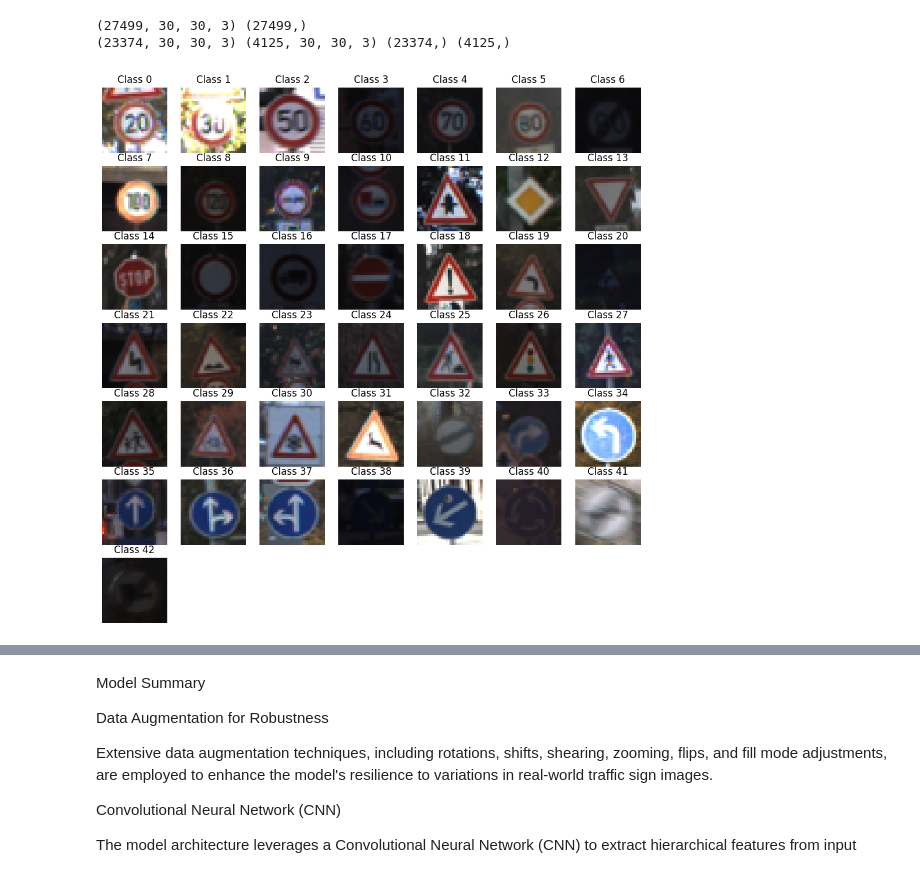
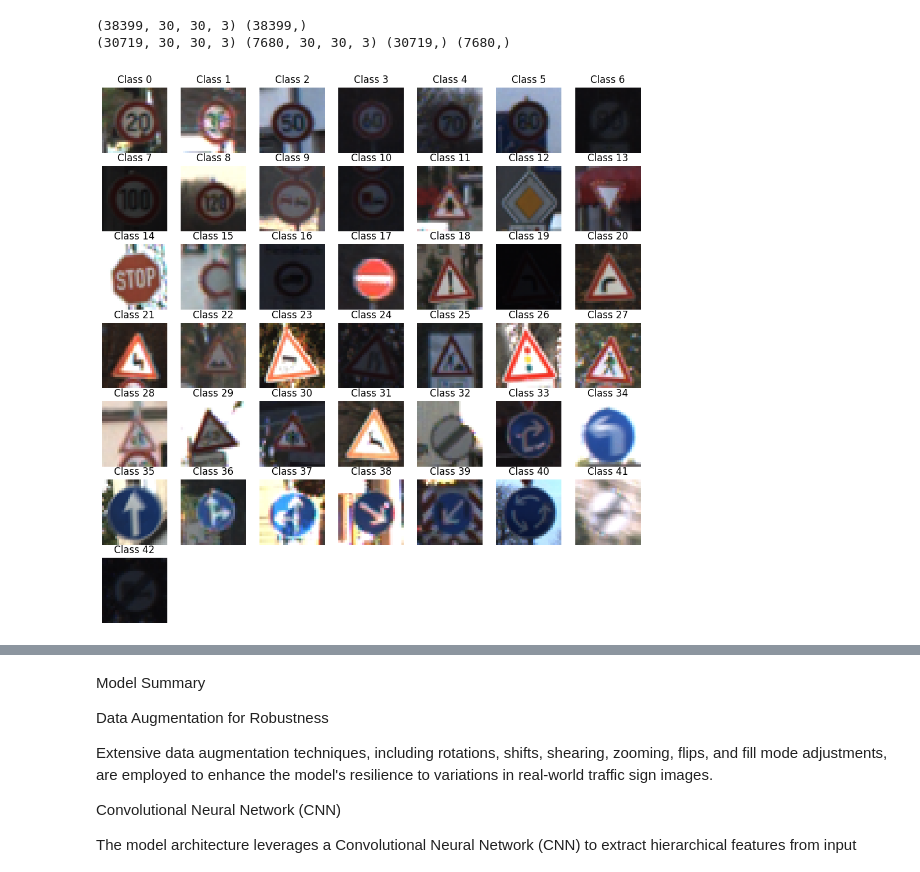
Before and after one commit to ADITYAz2002/Minor-Project, a Jupyter notebook: Untitled-1.ipynb, the cells around one changed output, grey strips where cells are left out. Drawn from its saved outputs; the diff is of its cells as text; code cells hidden in the pictures.

```diff
--- a/Untitled-1.ipynb
+++ b/Untitled-1.ipynb
@@ -15,7 +15,7 @@ from keras.optimizers import Adam as AdamLegacy
 from keras.callbacks import LearningRateScheduler
 
 # Define the number of images to load from each class
-num_images_per_class = 1000
+num_images_per_class = 2000
 classes = 43
 
 # Define the directory where your dataset is stored
@@ -69,37 +69,37 @@ for i in range(classes):
         except:
             print("Error loading image")
 
 
 #Converting lists into numpy arrays
 data = np.array(data)
 labels = np.array(labels)
 print(data.shape, labels.shape)
 
 data = data / 255.0
 
 #Splitting training and testing dataset
-X_t1, X_t2, y_t1, y_t2 = train_test_split(data, labels, test_size=0.15, random_state=42)
+X_t1, X_t2, y_t1, y_t2 = train_test_split(data, labels, test_size=0.2, random_state=42)
 print(X_t1.shape, X_t2.shape, y_t1.shape, y_t2.shape)
 
 # Create a grid of sample images from each class
 plt.figure(figsize=(12, 12))
 for i in range(43):
     class_indices = np.where(y_t1 == i)[0]
     plt.subplot(7, 7, i + 1)
     plt.imshow(X_t1[class_indices[0]])
     plt.title(f'Class {i}')
     plt.axis('off')
 plt.show()
 
 
 # Data augmentation settings
 #Converting the labels into one hot encoding
 y_t1 = to_categorical(y_t1, 43)
 y_t2 = to_categorical(y_t2, 43)
 # %% [output]
-(27499, 30, 30, 3) (27499,)
-(23374, 30, 30, 3) (4125, 30, 30, 3) (23374,) (4125,)
+(38399, 30, 30, 3) (38399,)
+(30719, 30, 30, 3) (7680, 30, 30, 3) (30719,) (7680,)
-[figure, old version]
+[figure, new version]
 # %%
 from keras.models import Sequential
 
```
Also changed, not shown: parts of 9 cells of this notebook, 3 other files.
